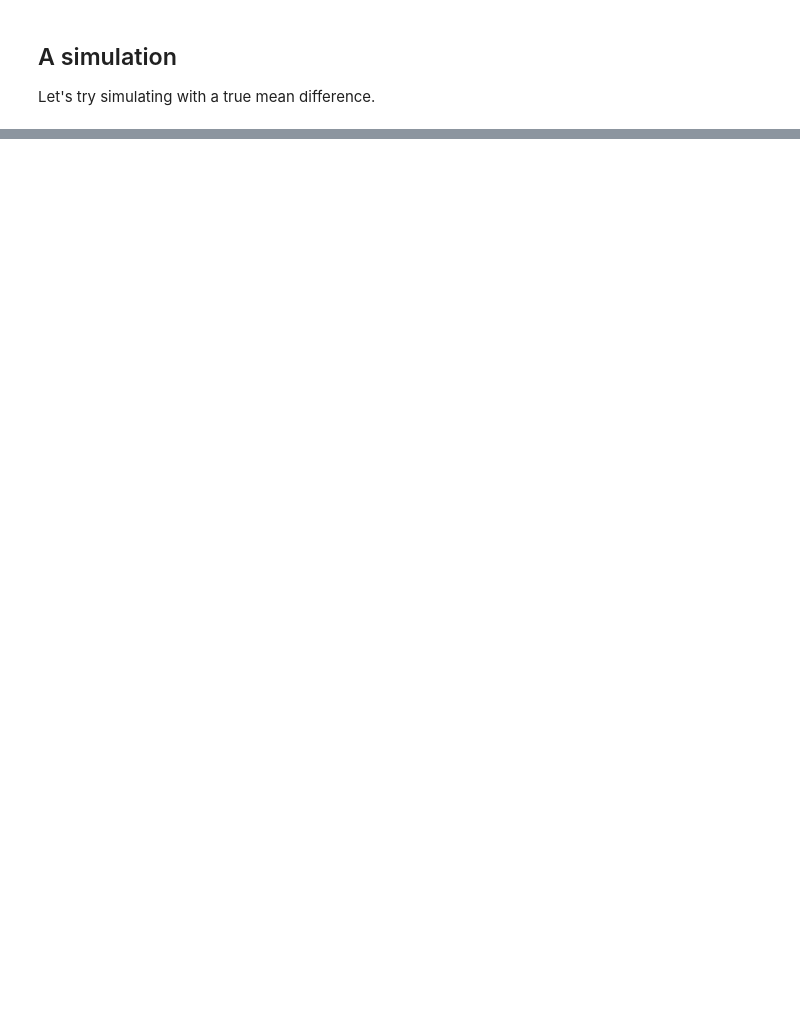
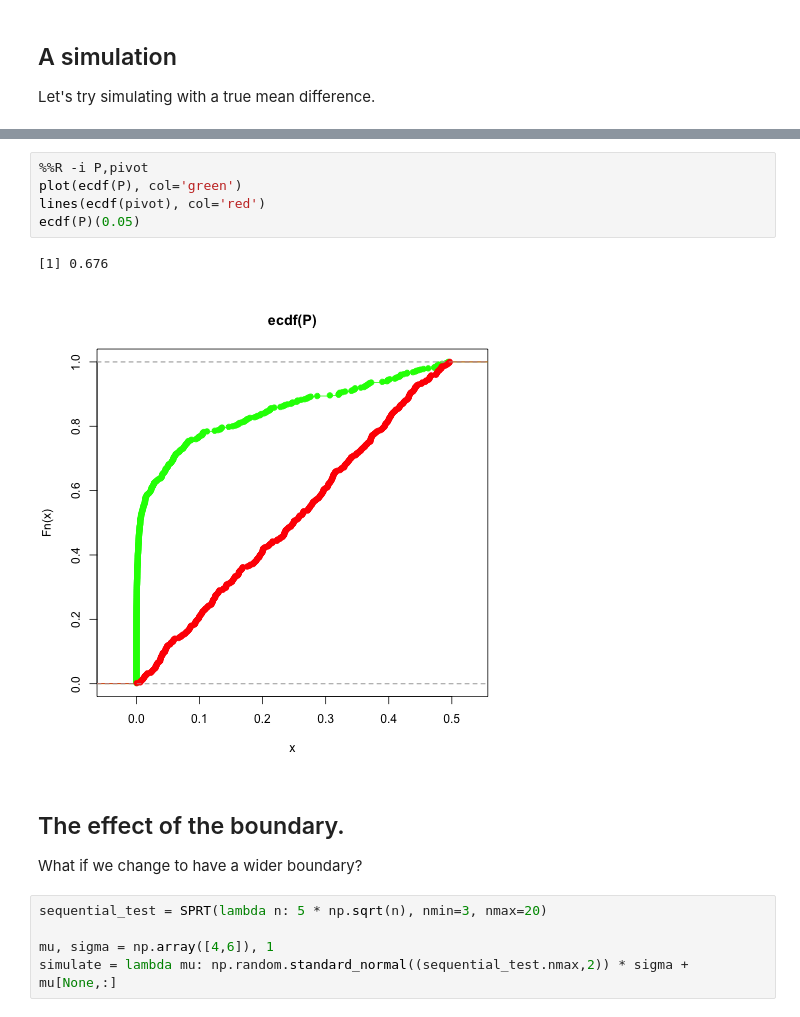
Before and after one commit to selective-inference/Python-software, a Jupyter notebook: notebooks/SPRT.ipynb, the cells around one changed output, grey strips where cells are left out. Saved outputs shown, nothing was run; the diff lists cells and outputs as text; blank space fills up the shorter version.

```diff
--- a/notebooks/SPRT.ipynb
+++ b/notebooks/SPRT.ipynb
@@ -116,0 +231,17 @@ results.observed, np.mean(Z[:,1]) - np.mean(Z[:,0])
+# %%
+%%R -i P,pivot
+plot(ecdf(P), col='green')
+lines(ecdf(pivot), col='red')
+ecdf(P)(0.05)
+# %% [output]
+[1] 0.676
+[figure, added]
+# %% [markdown]
+## The effect of the boundary.
+
+What if we change to have a wider boundary?
+# %%
+sequential_test = SPRT(lambda n: 5 * np.sqrt(n), nmin=3, nmax=20)
+
+mu, sigma = np.array([4,6]), 1
+simulate = lambda mu: np.random.standard_normal((sequential_test.nmax,2)) * sigma + mu[None,:]
```
Also changed, not shown: parts of 29 cells of this notebook, 5 other files.
